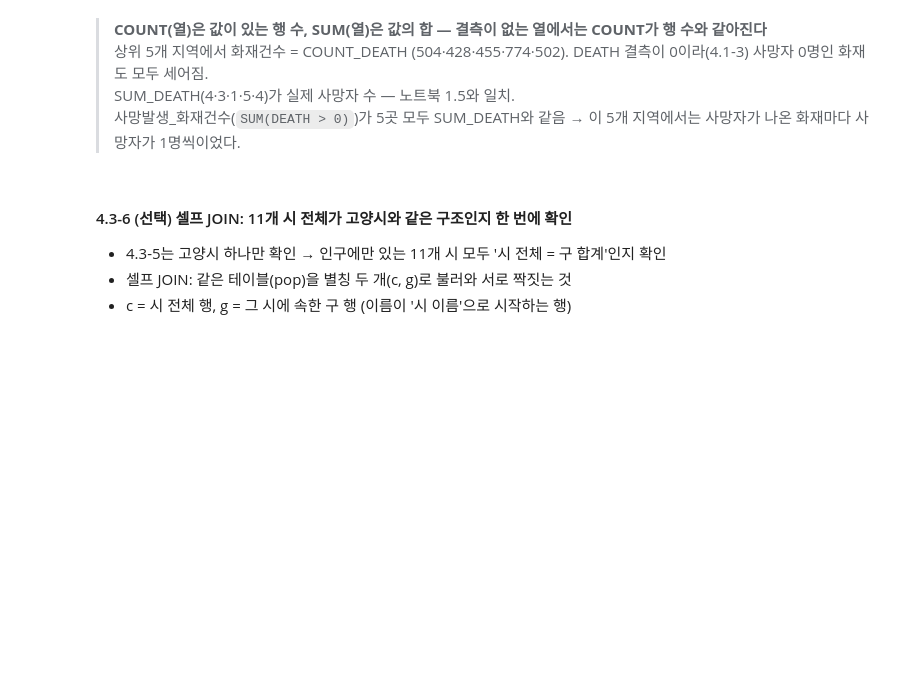
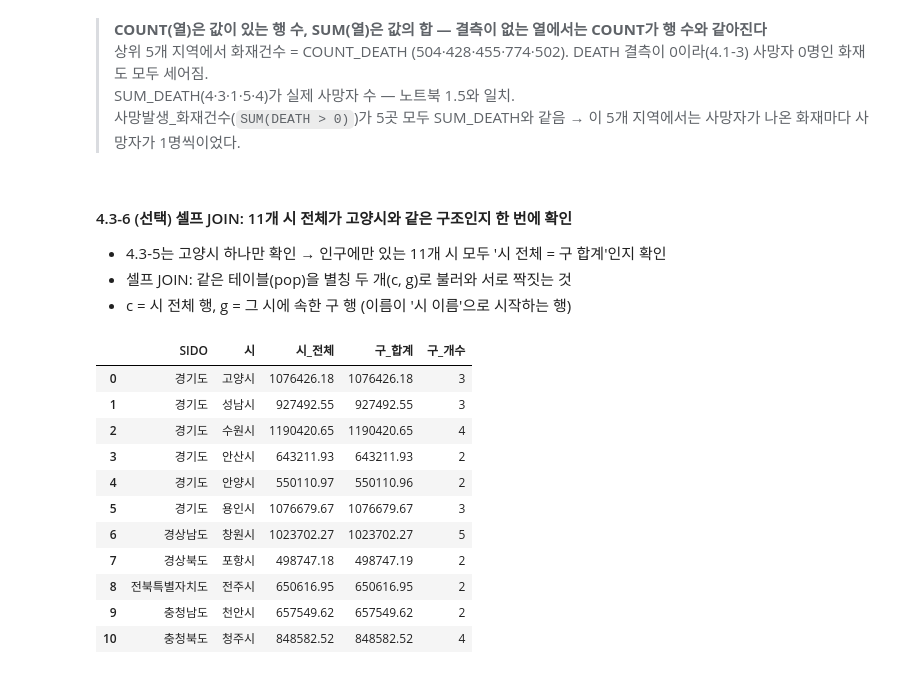
Before and after one commit to woohyun029/SQL-Data-Processing-Practice, a Jupyter notebook: SQL_04_FIRE.ipynb, the cells around one changed output. Saved outputs shown, nothing was run; the diff lists cells and outputs as text; code cells hidden in the pictures; blank space fills up the shorter version.

Commit message:
SQL_04_FIRE

```diff
--- a/SQL_04_FIRE.ipynb
+++ b/SQL_04_FIRE.ipynb
@@ -374,3 +374,38 @@ pd.read_sql(q, conn)
 - 4.3-5는 고양시 하나만 확인 → 인구에만 있는 11개 시 모두 '시 전체 = 구 합계'인지 확인
 - 셀프 JOIN: 같은 테이블(pop)을 별칭 두 개(c, g)로 불러와 서로 짝짓는 것
 - c = 시 전체 행, g = 그 시에 속한 구 행 (이름이 '시 이름'으로 시작하는 행)
+# %%
+q = """
+SELECT c.SIDO,
+        c.SIGUNGU AS  시,
+        c.POP_AVG_5YR AS 시_전체,
+        SUM(g.POP_AVG_5YR) AS 구_합계,
+        COUNT(g.SIGUNGU) AS 구_개수
+FROM pop AS c
+JOIN pop AS g
+    ON g.SIDO = c.SIDO
+    AND g.SIGUNGU LIKE c.SIGUNGU || '%' -- g 테이블의 시군구 이름이 c 테이블의 시군구 이름으로 시작해야 한다
+    AND g.SIGUNGU <> c.SIGUNGU --  자기 자신('수원시' — '수원시')이 탈락
+WHERE c.SIGUNGU IN (
+    SELECT b.SIGUNGU
+    FROM POP AS b
+    LEFT JOIN fire_agg AS a
+      ON a.SIDO = b.SIDO AND a.SIGUNGU = b.SIGUNGU
+    WHERE a.SIGUNGU IS NULL
+)
+GROUP BY c.SIDO, c.SIGUNGU, c.POP_AVG_5YR
+"""
+pd.read_sql(q, conn)
+# %% [output]
+|  | SIDO | 시 | 시_전체 | 구_합계 | 구_개수 |
+| 0 | 경기도 | 고양시 | 1076426.18 | 1076426.18 | 3 |
+| 1 | 경기도 | 성남시 | 927492.55 | 927492.55 | 3 |
+| 2 | 경기도 | 수원시 | 1190420.65 | 1190420.65 | 4 |
+| 3 | 경기도 | 안산시 | 643211.93 | 643211.93 | 2 |
+| 4 | 경기도 | 안양시 | 550110.97 | 550110.96 | 2 |
+| 5 | 경기도 | 용인시 | 1076679.67 | 1076679.67 | 3 |
+| 6 | 경상남도 | 창원시 | 1023702.27 | 1023702.27 | 5 |
+| 7 | 경상북도 | 포항시 | 498747.18 | 498747.19 | 2 |
+| 8 | 전북특별자치도 | 전주시 | 650616.95 | 650616.95 | 2 |
+| 9 | 충청남도 | 천안시 | 657549.62 | 657549.62 | 2 |
+| 10 | 충청북도 | 청주시 | 848582.52 | 848582.52 | 4 |
```
Also changed, not shown: parts of 6 cells of this notebook.
